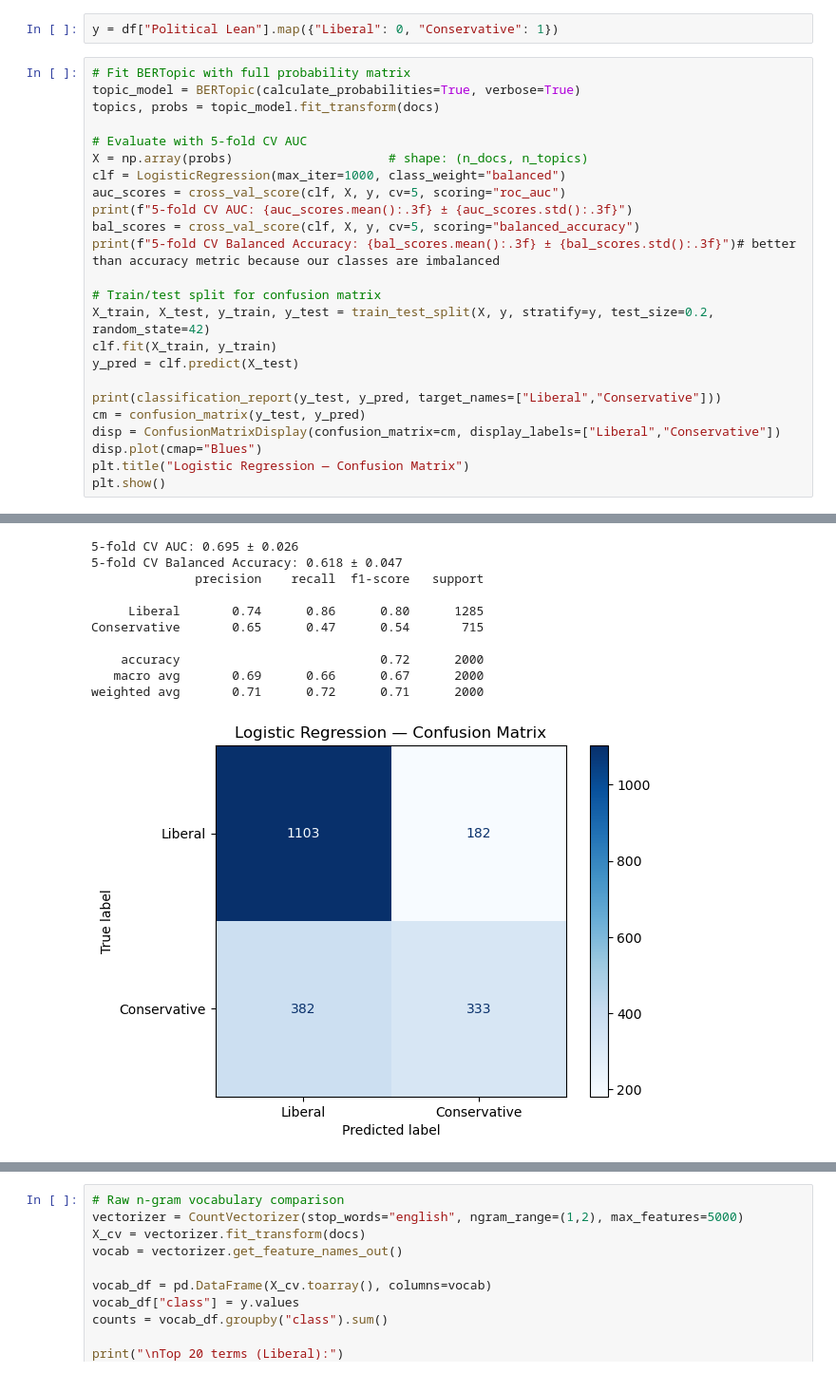
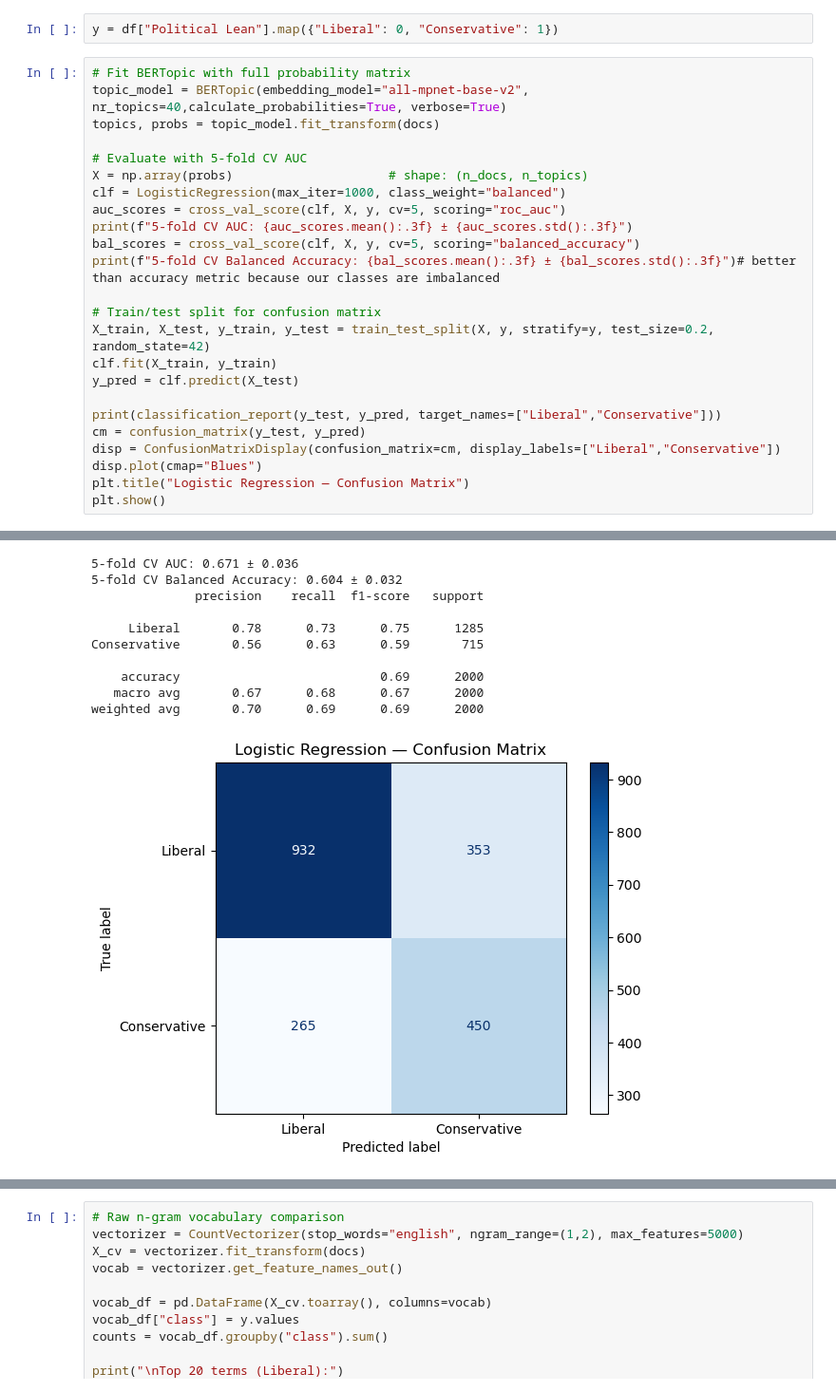
Before and after one commit to nathanaelambert/ConservativesLiberals, a Jupyter notebook: partie_osc.ipynb, the cells around one changed output, grey strips where cells are left out. Shown: that part at 95% size. Cells and saved outputs as stored; diff of their text form.

```diff
--- a/partie_osc.ipynb
+++ b/partie_osc.ipynb
@@ -207,7 +207,7 @@ y = df["Political Lean"].map({"Liberal": 0, "Conservative": 1})
 y = df["Political Lean"].map({"Liberal": 0, "Conservative": 1})
 # %%
 # Fit BERTopic with full probability matrix
-topic_model = BERTopic(calculate_probabilities=True, verbose=True)
+topic_model = BERTopic(embedding_model="all-mpnet-base-v2", nr_topics=40,calculate_probabilities=True, verbose=True)
 topics, probs = topic_model.fit_transform(docs)
 
 # Evaluate with 5-fold CV AUC
@@ -241,14 +243,14 @@ plt.show()
-5-fold CV AUC: 0.695 ± 0.026
-5-fold CV Balanced Accuracy: 0.618 ± 0.047
+5-fold CV AUC: 0.671 ± 0.036
+5-fold CV Balanced Accuracy: 0.604 ± 0.032
               precision    recall  f1-score   support
 
-     Liberal       0.74      0.86      0.80      1285
-Conservative       0.65      0.47      0.54       715
+     Liberal       0.78      0.73      0.75      1285
+Conservative       0.56      0.63      0.59       715
 
-    accuracy                           0.72      2000
-   macro avg       0.69      0.66      0.67      2000
-weighted avg       0.71      0.72      0.71      2000
+    accuracy                           0.69      2000
+   macro avg       0.67      0.68      0.67      2000
+weighted avg       0.70      0.69      0.69      2000
-[figure, old version]
+[figure, new version]
 # %%
 # number of topics
 n_topics = len(topic_model.get_topic_info()) - 1 # subtract 1 because get_topic_info() includes the “-1” outlier row
```
Also changed, not shown: parts of 3 cells of this notebook, 2 other files.
